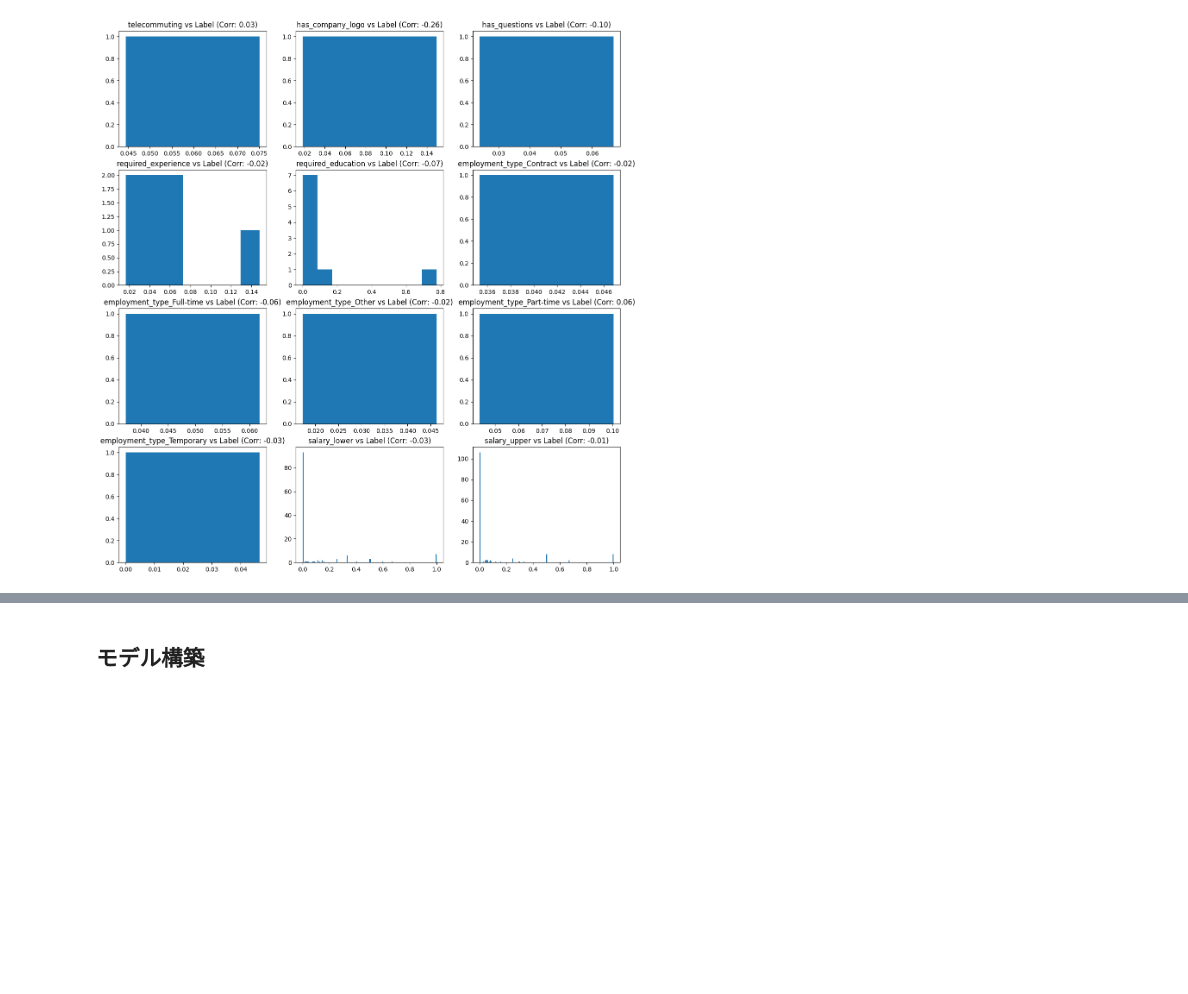
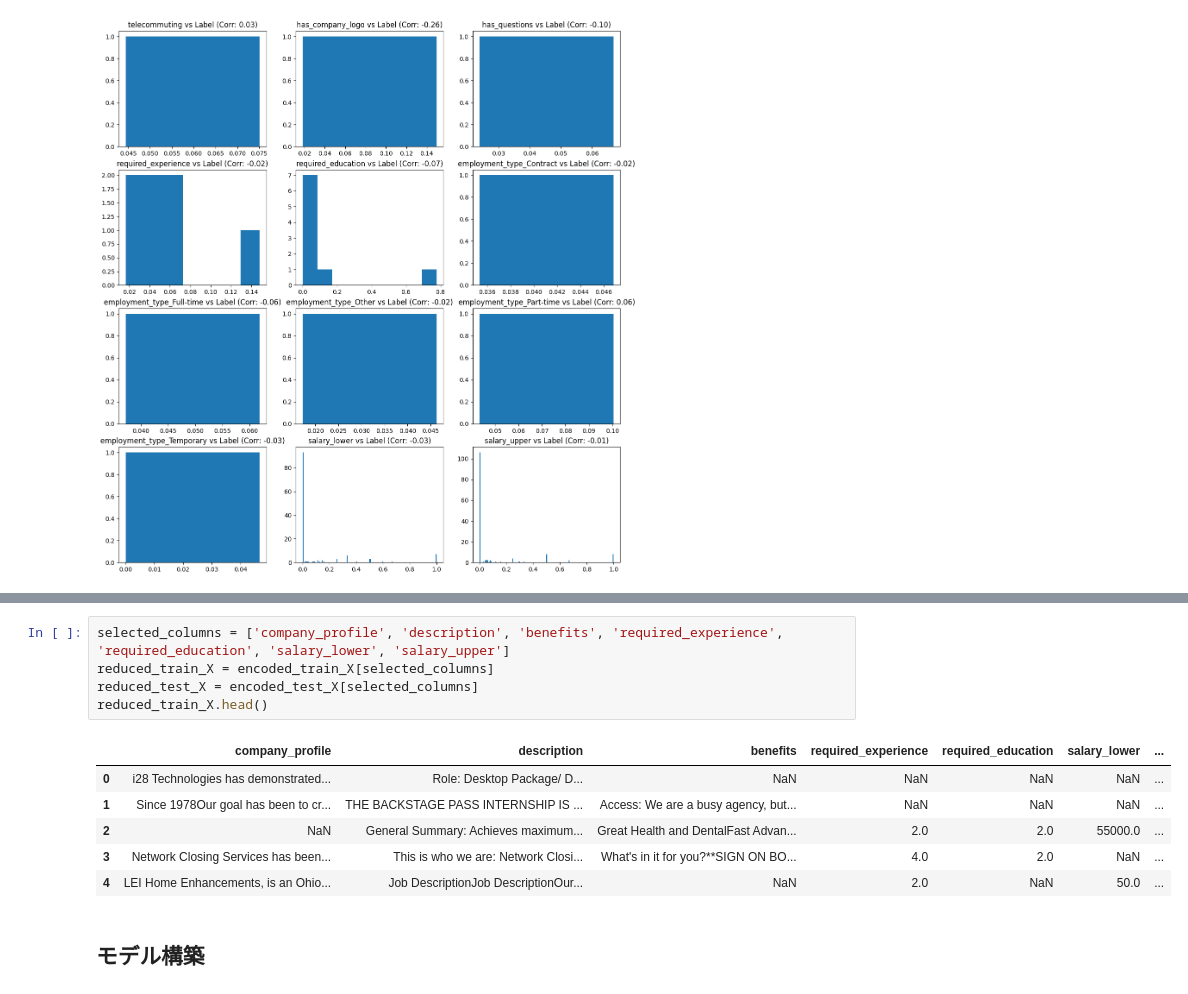
Before and after one commit to AK-8420/FastAPI-AI_vs_User, a Jupyter notebook: XGBoost_test.ipynb, the cells around one changed output, grey strips where cells are left out. Saved outputs shown, nothing was run; the diff lists cells and outputs as text; blank space fills up the shorter version.

Commit message:
Select variable

```diff
--- a/XGBoost_test.ipynb
+++ b/XGBoost_test.ipynb
@@ -497,3 +501,15 @@ salaryとexperience, educationにはわずかに関連性がありそうだが
+# %%
+selected_columns = ['company_profile', 'description', 'benefits', 'required_experience', 'required_education', 'salary_lower', 'salary_upper']
+reduced_train_X = encoded_train_X[selected_columns]
+reduced_test_X = encoded_test_X[selected_columns]
+reduced_train_X.head()
+# %% [output]
+|  | company_profile | description | benefits | required_experience | required_education | salary_lower | ... |
+| 0 | i28 Technologies has demonstrated... | Role: Desktop Package/ D... | NaN | NaN | NaN | NaN | ... |
+| 1 | Since 1978Our goal has been to cr... | THE BACKSTAGE PASS INTERNSHIP IS ... | Access: We are a busy agency, but... | NaN | NaN | NaN | ... |
+| 2 | NaN | General Summary: Achieves maximum... | Great Health and DentalFast Advan... | 2.0 | 2.0 | 55000.0 | ... |
+| 3 | Network Closing Services has been... | This is who we are: Network Closi... | What's in it for you?**SIGN ON BO... | 4.0 | 2.0 | NaN | ... |
+| 4 | LEI Home Enhancements, is an Ohio... | Job DescriptionJob DescriptionOur... | NaN | 2.0 | NaN | 50.0 | ... |
 # %% [markdown]
 ## モデル構築
 # %% [markdown]
```
Also changed, not shown: parts of 2 cells of this notebook.
